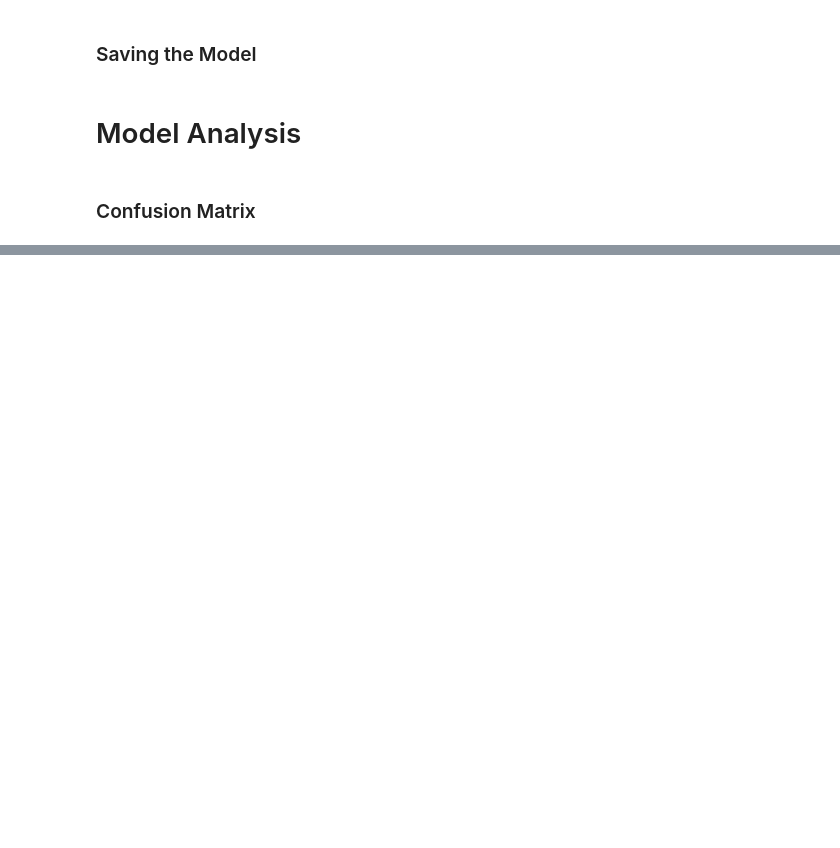
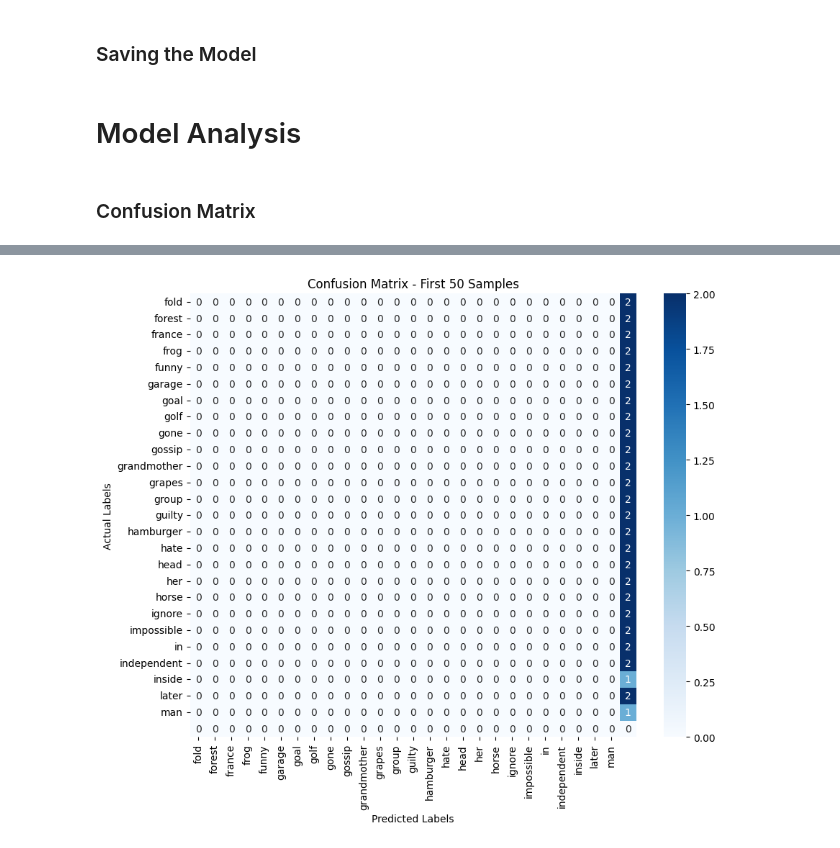
Before and after one commit to maria-iut1234/Word-Level-ASL-Gesture-Recognition, a Jupyter notebook: CSE 4554 Project.ipynb, the cells around one changed output, grey strips where cells are left out. Drawn from its saved outputs; the diff is of its cells as text; code cells hidden in the pictures; blank space fills up the shorter version.

```diff
--- a/CSE 4554 Project.ipynb
+++ b/CSE 4554 Project.ipynb
@@ -1320,0 +1143,5 @@ with mp_holistic.Holistic(min_detection_confidence=0.5, min_tracking_confidence=
+# %%
+labels_dict = np.load(main_path + 'labels.npz', allow_pickle=True)
+# %%
+def cosine_similarity(v1, v2):
+    return np.dot(v1, v2) / (np.linalg.norm(v1) * np.linalg.norm(v2))
@@ -1320,0 +1165,26 @@ with mp_holistic.Holistic(min_detection_confidence=0.5, min_tracking_confidence=
+# %%
+def find_actual_label(actual_word_vector):
+    found_label = None
+    for label, word_vector in labels_dict.items():
+        if np.array_equal(word_vector, actual_word_vector):
+            found_label = label
+            break
+
+    if found_label is not None:
+        return found_label
+    else:
+        return None
+# %%
+predicted_labels = []
+actual_labels = []
+
+predicted_vectors = model.predict(X_test)
+
+# for the first 20 elements
+for predicted_vector, actual_vector in tqdm(zip(predicted_vectors[:50], Y_test[:50]), total=50, desc="Processing vectors"):
+
+    predicted_label = find_predicted_label(predicted_vector)
+    actual_label = find_actual_label(actual_vector)
+
+    predicted_labels.append(predicted_label)
+    actual_labels.append(actual_label)
@@ -1320,0 +1204,13 @@ with mp_holistic.Holistic(min_detection_confidence=0.5, min_tracking_confidence=
+# %%
+conf_matrix = confusion_matrix(actual_labels, predicted_labels)
+
+# plot the confusion matrix
+plt.figure(figsize=(10, 8))
+sns.heatmap(conf_matrix, annot=True, fmt="d", cmap="Blues", xticklabels=np.unique(actual_labels),
+            yticklabels=np.unique(actual_labels))
+plt.title("Confusion Matrix - First 50 Samples")
+plt.xlabel("Predicted Labels")
+plt.ylabel("Actual Labels")
+plt.show()
+# %% [output]
+[figure, added]
```
Also changed, not shown: parts of 39 cells of this notebook, 18 other files.
